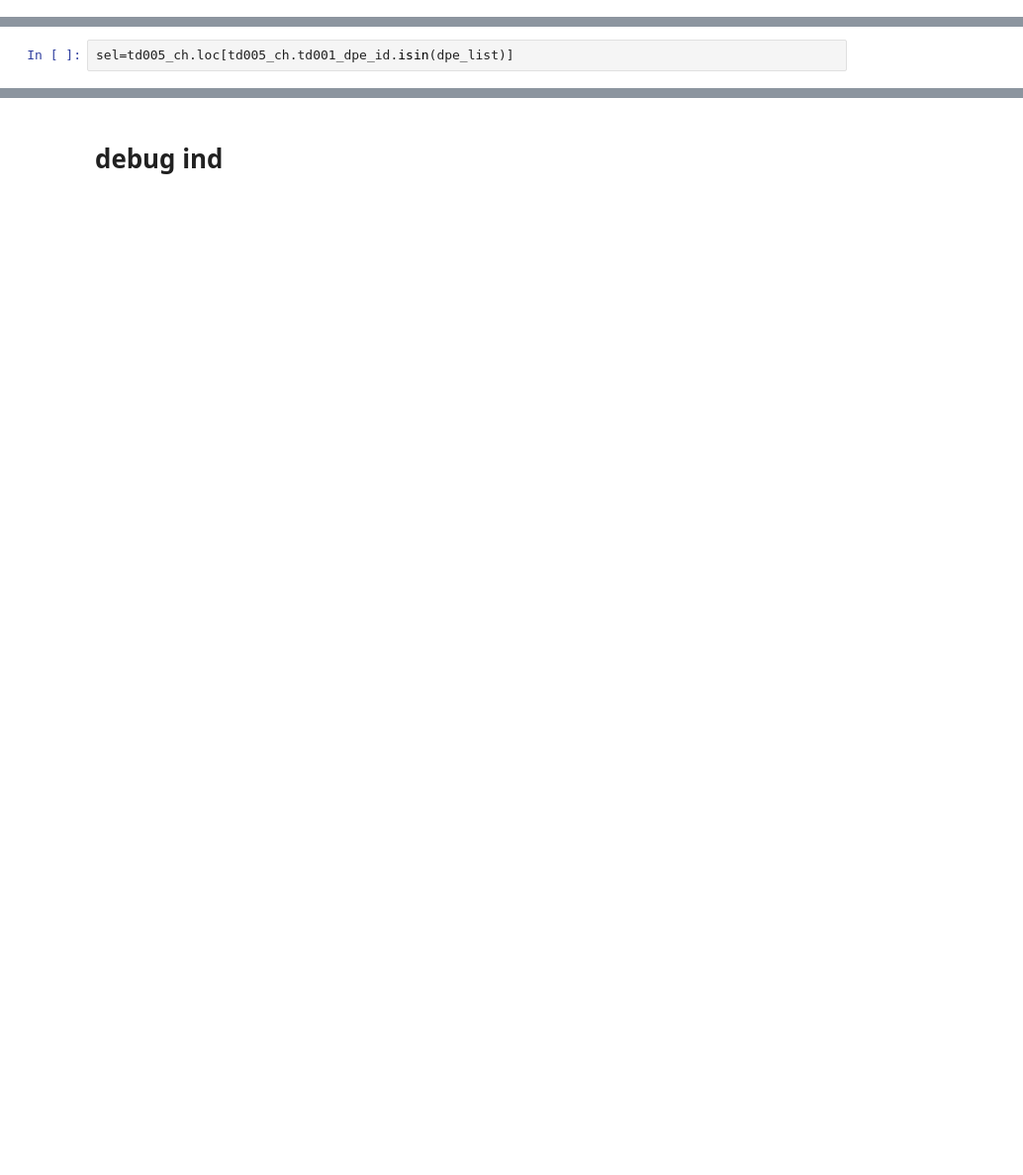
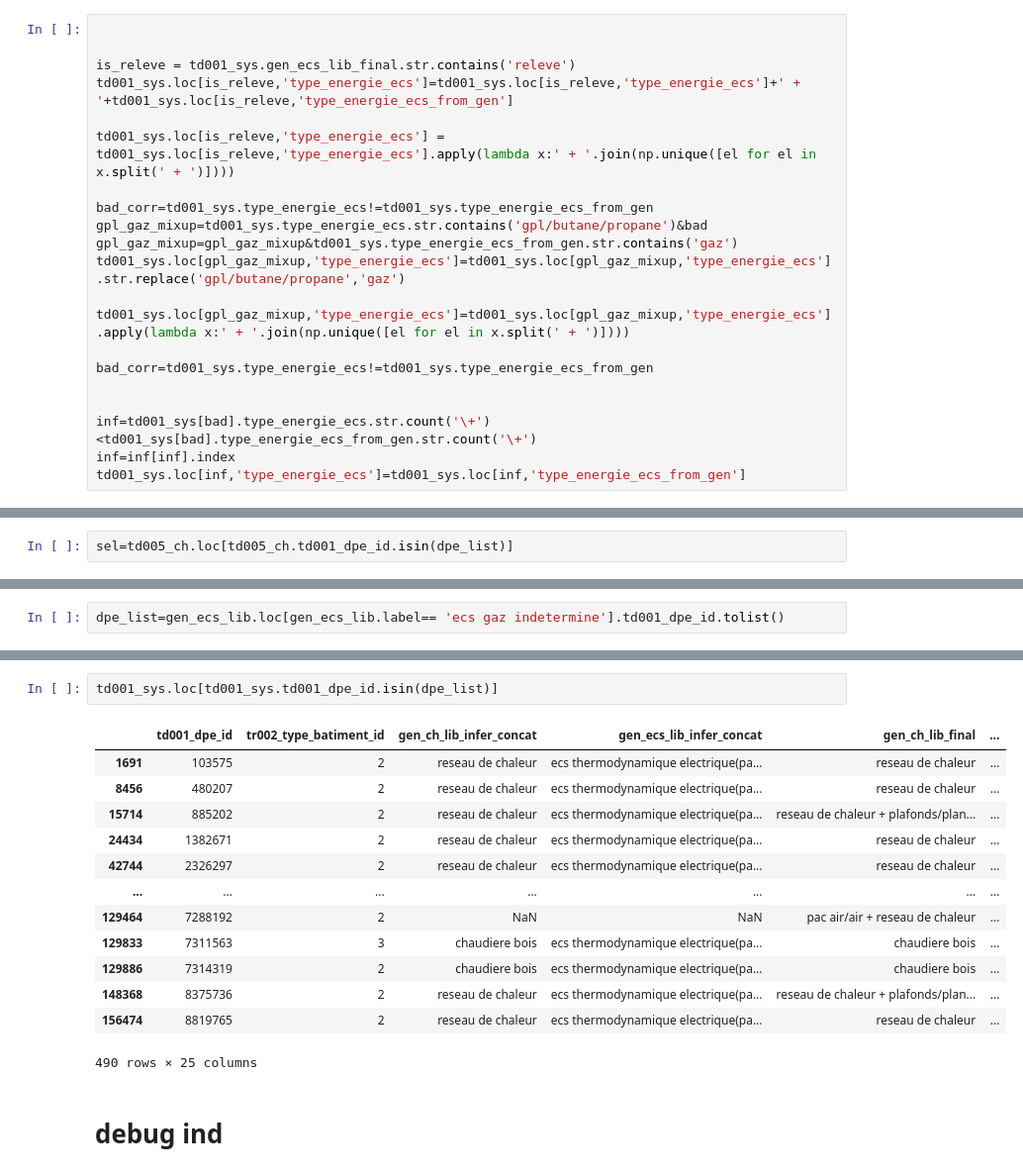
Before and after one commit to etalab/de-dpe-processing, a Jupyter notebook: data_processing_cstb/traitement_donnees_metier/dev pre 1948 elasticsearch.ipynb, the cells around one changed output, grey strips where cells are left out. Shown at 99% size. Drawn from its saved outputs; the diff is of its cells as text; blank space fills up the shorter version.

```diff
--- a/data_processing_cstb/traitement_donnees_metier/dev pre 1948 elasticsearch.ipynb
+++ b/data_processing_cstb/traitement_donnees_metier/dev pre 1948 elasticsearch.ipynb
@@ -1516,3 +1660,24 @@ td001_sys['gen_ecs_lib_final']=td001_sys.gen_ecs_lib_final.apply(lambda x:' + '.
+# %%
+
+
+is_releve = td001_sys.gen_ecs_lib_final.str.contains('releve')
+td001_sys.loc[is_releve,'type_energie_ecs']=td001_sys.loc[is_releve,'type_energie_ecs']+' + '+td001_sys.loc[is_releve,'type_energie_ecs_from_gen']
+
+td001_sys.loc[is_releve,'type_energie_ecs'] = td001_sys.loc[is_releve,'type_energie_ecs'].apply(lambda x:' + '.join(np.unique([el for el in x.split(' + ')])))
+
+bad_corr=td001_sys.type_energie_ecs!=td001_sys.type_energie_ecs_from_gen
+gpl_gaz_mixup=td001_sys.type_energie_ecs.str.contains('gpl/butane/propane')&bad
+gpl_gaz_mixup=gpl_gaz_mixup&td001_sys.type_energie_ecs_from_gen.str.contains('gaz')
+td001_sys.loc[gpl_gaz_mixup,'type_energie_ecs']=td001_sys.loc[gpl_gaz_mixup,'type_energie_ecs'].str.replace('gpl/butane/propane','gaz')
+
+td001_sys.loc[gpl_gaz_mixup,'type_energie_ecs']=td001_sys.loc[gpl_gaz_mixup,'type_energie_ecs'].apply(lambda x:' + '.join(np.unique([el for el in x.split(' + ')])))
+
+bad_corr=td001_sys.type_energie_ecs!=td001_sys.type_energie_ecs_from_gen
+
+
+inf=td001_sys[bad].type_energie_ecs.str.count('\+')<td001_sys[bad].type_energie_ecs_from_gen.str.count('\+')
+inf=inf[inf].index
+td001_sys.loc[inf,'type_energie_ecs']=td001_sys.loc[inf,'type_energie_ecs_from_gen']
 # %% [markdown]
 # indicateurs de cohérences
 # %%
@@ -1750 +1912,3 @@ dpe_list=td001_sys.loc[td001_sys.gen_ecs_lib_final== 'production mixte indetermi
+# %%
+dpe_list=gen_ecs_lib.loc[gen_ecs_lib.label== 'ecs gaz indetermine'].td001_dpe_id.tolist()
 # %%
@@ -1794,2 +1942,18 @@ sel.valeur_renseignee.to_dict()
+# %%
+td001_sys.loc[td001_sys.td001_dpe_id.isin(dpe_list)]
+# %% [output]
+|  | td001_dpe_id | tr002_type_batiment_id | gen_ch_lib_infer_concat | gen_ecs_lib_infer_concat | gen_ch_lib_final | ... |
+| 1691 | 103575 | 2 | reseau de chaleur | ecs thermodynamique electrique(pa... | reseau de chaleur | ... |
+| 8456 | 480207 | 2 | reseau de chaleur | ecs thermodynamique electrique(pa... | reseau de chaleur | ... |
+| 15714 | 885202 | 2 | reseau de chaleur | ecs thermodynamique electrique(pa... | reseau de chaleur + plafonds/plan... | ... |
+| 24434 | 1382671 | 2 | reseau de chaleur | ecs thermodynamique electrique(pa... | reseau de chaleur | ... |
+| 42744 | 2326297 | 2 | reseau de chaleur | ecs thermodynamique electrique(pa... | reseau de chaleur | ... |
+| ... | ... | ... | ... | ... | ... | ... |
+| 129464 | 7288192 | 2 | NaN | NaN | pac air/air + reseau de chaleur | ... |
+| 129833 | 7311563 | 3 | chaudiere bois | ecs thermodynamique electrique(pa... | chaudiere bois | ... |
+| 129886 | 7314319 | 2 | chaudiere bois | ecs thermodynamique electrique(pa... | chaudiere bois | ... |
+| 148368 | 8375736 | 2 | reseau de chaleur | ecs thermodynamique electrique(pa... | reseau de chaleur + plafonds/plan... | ... |
+| 156474 | 8819765 | 2 | reseau de chaleur | ecs thermodynamique electrique(pa... | reseau de chaleur | ... |
+490 rows × 25 columns
 # %% [markdown]
 # debug ind
```
Also changed, not shown: parts of 112 cells of this notebook, 4 other files.
